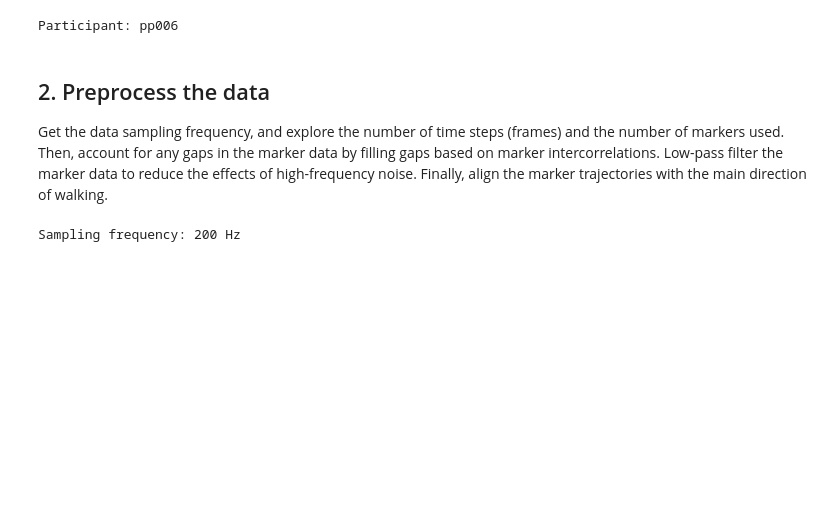
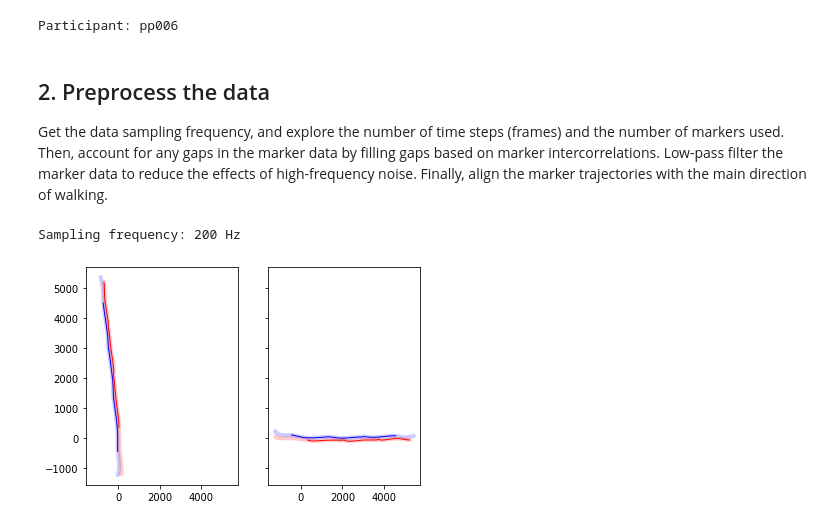
Before and after one commit to neurogeriatricskiel/pymocap, a Jupyter notebook: test.ipynb, the cells around one changed output. Cells and saved outputs as stored; diff of their text form; code cells hidden in the pictures; blank space fills up the shorter version.

```diff
--- a/test.ipynb
+++ b/test.ipynb
@@ -77,5 +83,22 @@ filtered_data = np.reshape(filtered_data, (n_time_steps, n_dimensions, n_markers
 
 # Align data with main direction of walking
 aligned_data = _align_trajectories_with_walking_direction(filtered_data, omc_data["marker_location"])
+
+# Get start and end index
+ix_start, ix_end = _get_start_end_index(aligned_data, omc_data["marker_location"])
+# %%
+# Visualize
+fig, axs = plt.subplots(1, 2, sharex=True, sharey=True)
+axs[0].plot(filtered_data[:,0,np.argwhere(omc_data["marker_location"]=="l_heel")[:,0]], filtered_data[:,1,np.argwhere(omc_data["marker_location"]=="l_heel")[:,0]], '-', c=(0, 0, 1, 0.2), lw=4)
+axs[0].plot(filtered_data[ix_start:ix_end,0,np.argwhere(omc_data["marker_location"]=="l_heel")[:,0]], filtered_data[ix_start:ix_end,1,np.argwhere(omc_data["marker_location"]=="l_heel")[:,0]], '-', c=(0, 0, 1, 1), lw=1)
+axs[0].plot(filtered_data[:,0,np.argwhere(omc_data["marker_location"]=="r_heel")[:,0]], filtered_data[:,1,np.argwhere(omc_data["marker_location"]=="r_heel")[:,0]], '-', c=(1, 0, 0, 0.2), lw=4)
+axs[0].plot(filtered_data[ix_start:ix_end,0,np.argwhere(omc_data["marker_location"]=="r_heel")[:,0]], filtered_data[ix_start:ix_end,1,np.argwhere(omc_data["marker_location"]=="r_heel")[:,0]], '-', c=(1, 0, 0, 1), lw=1)
+axs[1].plot(aligned_data[:,0,np.argwhere(omc_data["marker_location"]=="l_heel")[:,0]], aligned_data[:,1,np.argwhere(omc_data["marker_location"]=="l_heel")[:,0]], '-', c=(0, 0, 1, 0.2), lw=4)
+axs[1].plot(aligned_data[ix_start:ix_end,0,np.argwhere(omc_data["marker_location"]=="l_heel")[:,0]], aligned_data[ix_start:ix_end,1,np.argwhere(omc_data["marker_location"]=="l_heel")[:,0]], '-', c=(0, 0, 1, 1), lw=1)
+axs[1].plot(aligned_data[:,0,np.argwhere(omc_data["marker_location"]=="r_heel")[:,0]], aligned_data[:,1,np.argwhere(omc_data["marker_location"]=="r_heel")[:,0]], '-', c=(1, 0, 0, 0.2), lw=4)
+axs[1].plot(aligned_data[ix_start:ix_end,0,np.argwhere(omc_data["marker_location"]=="r_heel")[:,0]], aligned_data[ix_start:ix_end,1,np.argwhere(omc_data["marker_location"]=="r_heel")[:,0]], '-', c=(1, 0, 0, 1), lw=1)
+plt.show()
+# %% [output]
+[figure, added]
 # %%
 # Visualize
```
Also changed, not shown: parts of 9 cells of this notebook, 3 other files.
